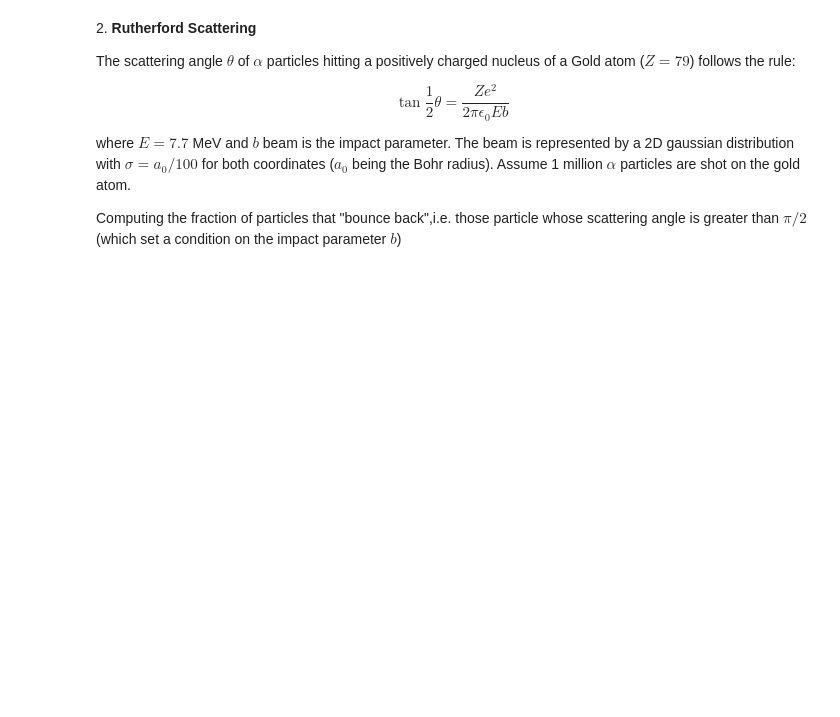
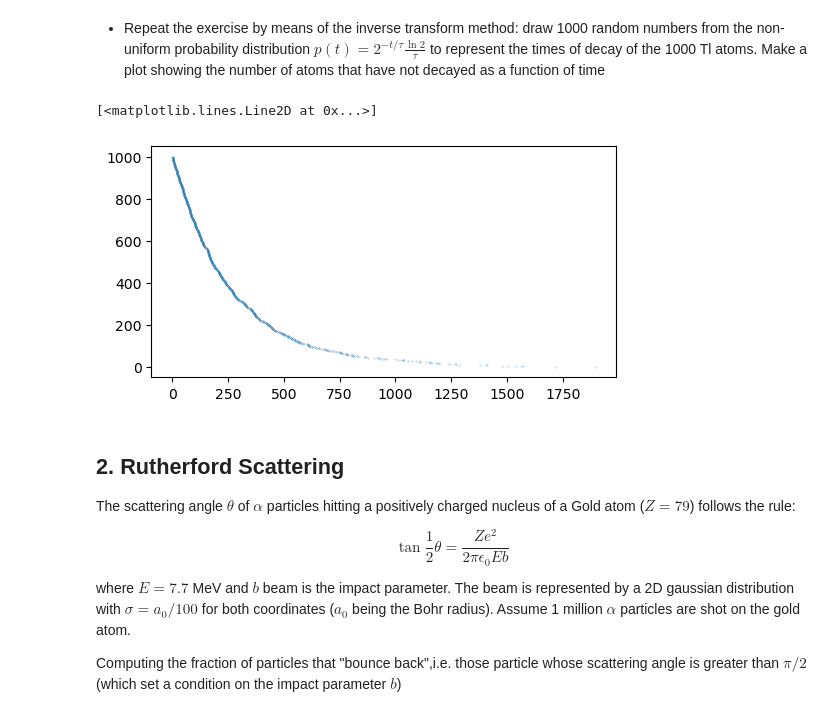
Before and after one commit to seccobenedetto/LCPA, a Jupyter notebook: 10ex_MonteCarlo.ipynb, the cells around one changed output. Saved outputs shown, nothing was run; the diff lists cells and outputs as text; code cells hidden in the pictures; blank space fills up the shorter version.

```diff
--- a/10ex_MonteCarlo.ipynb
+++ b/10ex_MonteCarlo.ipynb
@@ -8,5 +77,25 @@ ${\rm Tl}^{208}$ decays to ${\rm Pb}^{208}$ with a half-lieve of 3.052 minutes.
+# %% [markdown]
+* Repeat the exercise by means of the inverse transform method: draw 1000 random numbers from the non-uniform probability distribution $p(t)=2^{-t/\tau}\frac{\ln 2}{\tau}$ to represent the times of decay of the 1000 Tl atoms. Make a plot showing the number of atoms that have not decayed as a function of time
+# %%
+# NOTE: now p(t) is the probability of NOT decaying
+# so the CDF is 1-2**(-t/tau), which have values in [0,1] as output
+# the inverse CDF is: t = -tau*(np.log(1-u)/np.log(2))
+
+u = npr.rand(1000)
+t = -tau*(np.log(1-u)/np.log(2))    # times of decay!!
+#plt.plot( range(1000, -1) )
+
+# plot:
+tl = np.arange(999, -1, -1)
+t_ord = np.sort(t)
+plt.figure(figsize=(6,3))
+plt.plot(t_ord, tl, '.', markersize=0.3)
+#plt.xlim(0,1000)
+# %% [output]
+[<matplotlib.lines.Line2D at 0x...>]
+[figure, added]
 # %% [markdown]
-2\. **Rutherford Scattering**
+## 2\. **Rutherford Scattering**
 
 The scattering angle $\theta$ of $\alpha$ particles hitting a positively charged nucleus of a Gold atom ($Z=79$) follows the rule:
 
```
Also changed, not shown: parts of 15 cells of this notebook, 1 other file.
